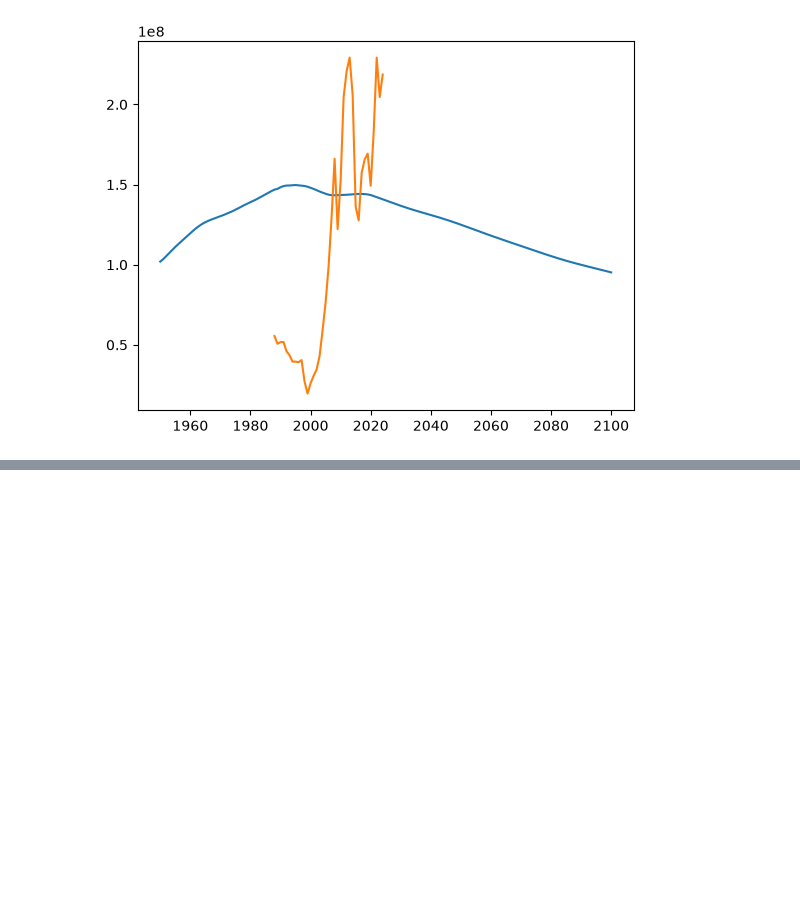
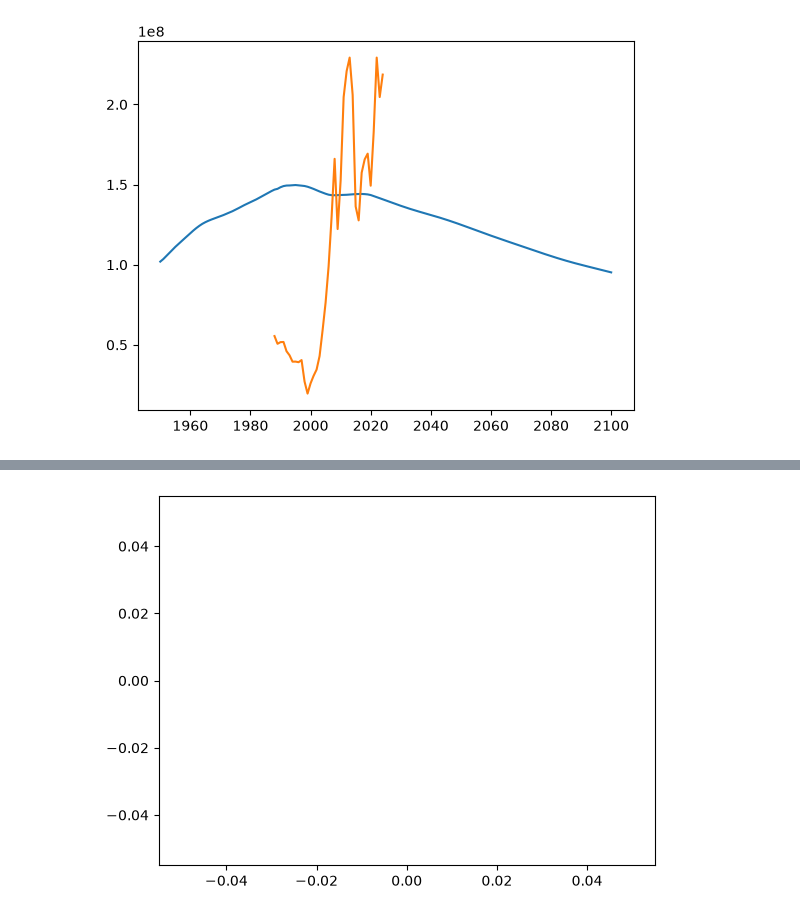
Before and after one commit to Flx232/Census-Dashboard, a Jupyter notebook: exploratory.ipynb, the cells around one changed output, grey strips where cells are left out. Drawn from its saved outputs; the diff is of its cells as text; code cells hidden in the pictures; blank space fills up the shorter version.

```diff
--- a/exploratory.ipynb
+++ b/exploratory.ipynb
@@ -774,0 +806,5 @@ plt.plot(section['YR'], (section['GDP'])/1e4)
+# %%
+plt.plot(section['yr'], (section['births']))
+plt.show()
+# %% [output]
+[figure, added]
```
Also changed, not shown: parts of 12 cells of this notebook, 4 other files.
